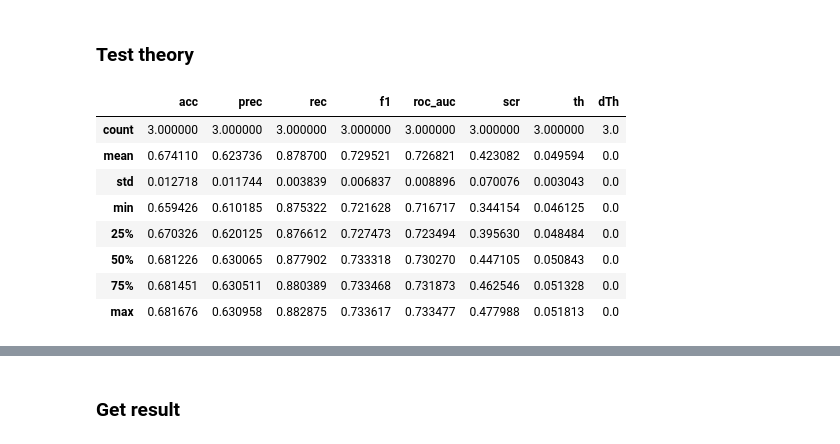
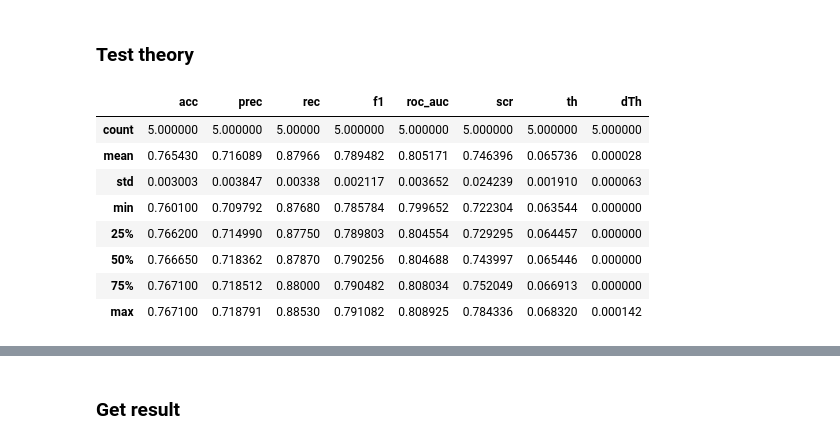
Before and after one commit to almaslov/idao2019, a Jupyter notebook: 06_scratches.ipynb, the cells around one changed output, grey strips where cells are left out. Drawn from its saved outputs; the diff is of its cells as text; code cells hidden in the pictures.

```diff
--- a/06_scratches.ipynb
+++ b/06_scratches.ipynb
@@ -361,15 +438,15 @@ display(df_scores.describe())
 ### Test theory
 # %%
 %%time
-df_scores = cross_validate(train, n_splits=3, n_rows=100000)
+df_scores = cross_validate(train, n_splits=5, n_rows=100000)
 display(df_scores.describe())
 # %% [output]
 |  | acc | prec | rec | f1 | roc_auc | scr | th | dTh |
-| count | 3.000000 | 3.000000 | 3.000000 | 3.000000 | 3.000000 | 3.000000 | 3.000000 | 3.0 |
-| mean | 0.674110 | 0.623736 | 0.878700 | 0.729521 | 0.726821 | 0.423082 | 0.049594 | 0.0 |
-| std | 0.012718 | 0.011744 | 0.003839 | 0.006837 | 0.008896 | 0.070076 | 0.003043 | 0.0 |
-| min | 0.659426 | 0.610185 | 0.875322 | 0.721628 | 0.716717 | 0.344154 | 0.046125 | 0.0 |
-| 25% | 0.670326 | 0.620125 | 0.876612 | 0.727473 | 0.723494 | 0.395630 | 0.048484 | 0.0 |
-| 50% | 0.681226 | 0.630065 | 0.877902 | 0.733318 | 0.730270 | 0.447105 | 0.050843 | 0.0 |
-| 75% | 0.681451 | 0.630511 | 0.880389 | 0.733468 | 0.731873 | 0.462546 | 0.051328 | 0.0 |
-| max | 0.681676 | 0.630958 | 0.882875 | 0.733617 | 0.733477 | 0.477988 | 0.051813 | 0.0 |
+| count | 5.000000 | 5.000000 | 5.00000 | 5.000000 | 5.000000 | 5.000000 | 5.000000 | 5.000000 |
+| mean | 0.765430 | 0.716089 | 0.87966 | 0.789482 | 0.805171 | 0.746396 | 0.065736 | 0.000028 |
+| std | 0.003003 | 0.003847 | 0.00338 | 0.002117 | 0.003652 | 0.024239 | 0.001910 | 0.000063 |
+| min | 0.760100 | 0.709792 | 0.87680 | 0.785784 | 0.799652 | 0.722304 | 0.063544 | 0.000000 |
+| 25% | 0.766200 | 0.714990 | 0.87750 | 0.789803 | 0.804554 | 0.729295 | 0.064457 | 0.000000 |
+| 50% | 0.766650 | 0.718362 | 0.87870 | 0.790256 | 0.804688 | 0.743997 | 0.065446 | 0.000000 |
+| 75% | 0.767100 | 0.718512 | 0.88000 | 0.790482 | 0.808034 | 0.752049 | 0.066913 | 0.000000 |
+| max | 0.767100 | 0.718791 | 0.88530 | 0.791082 | 0.808925 | 0.784336 | 0.068320 | 0.000142 |
```
Also changed, not shown: parts of 9 cells of this notebook, 1 other file.
